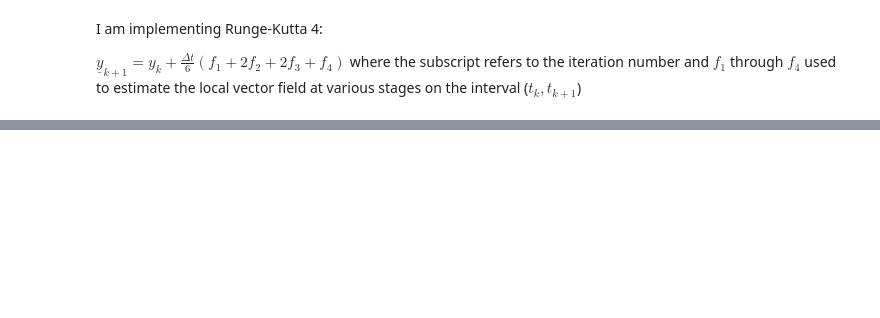
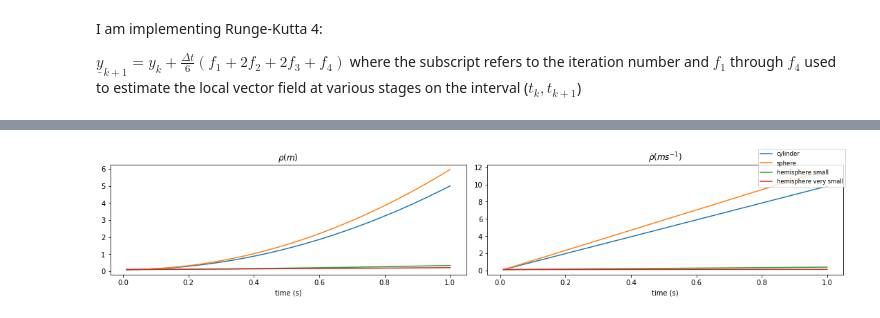
Before and after one commit to MaxineKhumalo/AnalyticalMechanicsProject, a Jupyter notebook: Term paper final code.ipynb, the cells around one changed output, grey strips where cells are left out. Drawn from its saved outputs; the diff is of its cells as text; code cells hidden in the pictures; blank space fills up the shorter version.

```diff
--- a/Term paper final code.ipynb
+++ b/Term paper final code.ipynb
@@ -141,0 +164,20 @@ plt.show()
+# %%
+# discrete time step
+dt = 0.01
+
+# simulation time range
+time = np.arange(0.01, 1.0 + dt, dt)
+
+# second-order system initial conditions [y1, y2] @ t = 1
+y0 = np.array([0.1, 0.1])
+
+
+def ode_system_ff(_t, _y, kappa):
+    """
+    system of first order differential equations
+    _t: discrete time step value
+    _y: state vector [y1, y2]
+    kappa: constant relating to each yoyo geometry
+    """
+    return np.array([_y[1],
+                     g/kappa])
@@ -141,0 +225,16 @@ plt.show()
+# %%
+fig, ((ax1,ax2)) = plt.subplots(1, 2, figsize=(15, 3), constrained_layout=True)
+
+ax1.plot(time, history_cylinder[:,0], time, history_sphere[:,0], time, history_hemisphere_small[:,0], time, history_hemisphere_very_small[:,0])
+ax2.plot(time, history_cylinder[:,1], time, history_sphere[:,1], time, history_hemisphere_small[:,1], time, history_hemisphere_very_small[:,1])
+
+ax1.set_title(r'$\rho (m)$')
+ax2.set_title(r"$\dot{\rho} (m s^{-1})$")
+
+fig.legend(['cylinder','sphere','hemisphere small', 'hemisphere very small'],prop= {'size':'small'})
+ax1.set_xlabel('time (s)')
+ax2.set_xlabel('time (s)')
+fig.savefig('freefall.jpeg', dpi =500)
+plt.show()
+# %% [output]
+[figure, added]
```
Also changed, not shown: parts of 8 cells of this notebook, 2 other files.
